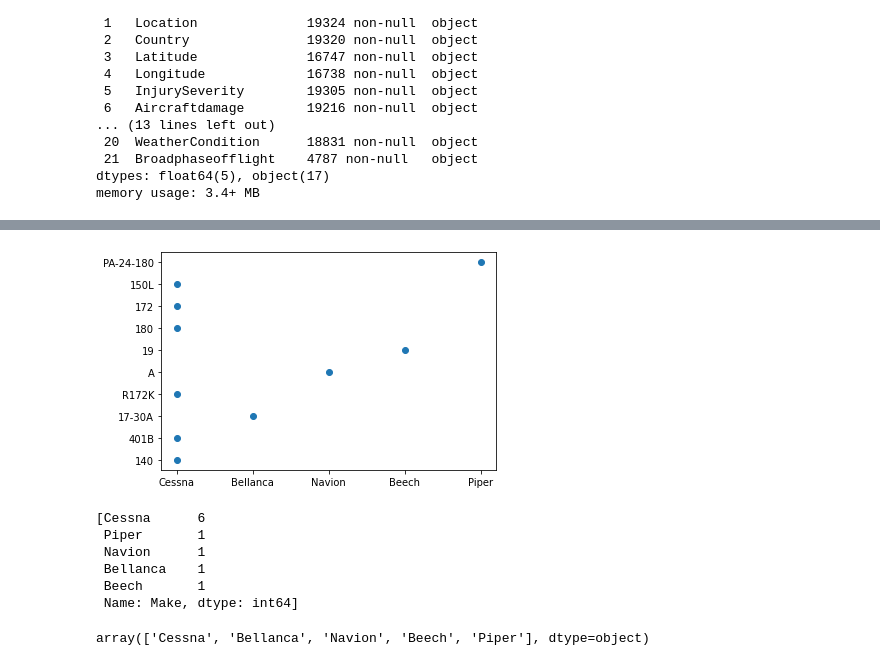
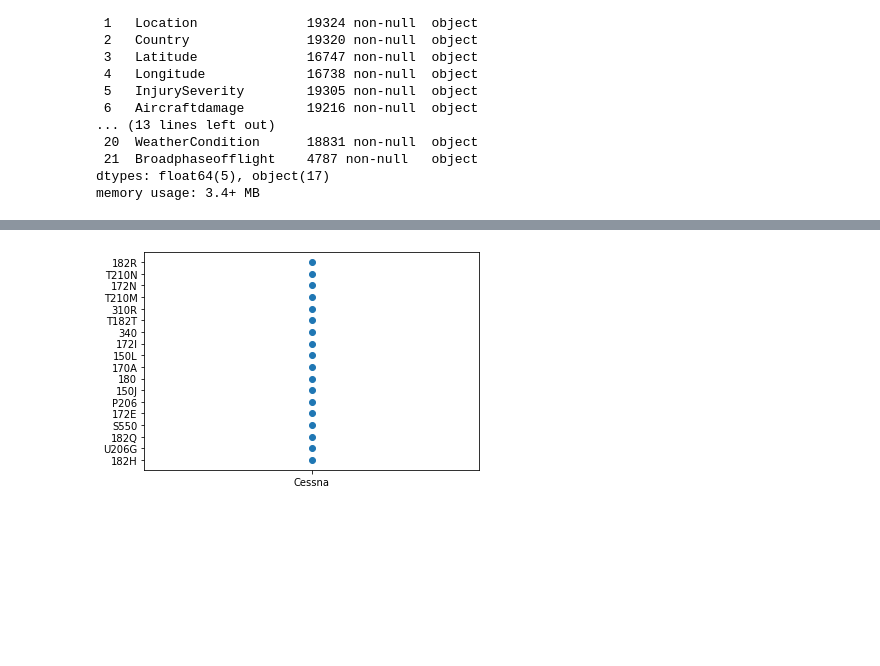
Before and after one commit to mercy-gh/Phase1Project, a Jupyter notebook: index.ipynb, the cells around one changed output, grey strips where cells are left out. Drawn from its saved outputs; the diff is of its cells as text; code cells hidden in the pictures; blank space fills up the shorter version.

Commit message:
addition on data cleaning and EDA

```diff
--- a/index.ipynb
+++ b/index.ipynb
@@ -20,7 +21,7 @@ import matplotlib.pyplot as plt
 %matplotlib inline
 # %%
 #Open and reeding the datasets
-aviation_df = pd.read_csv("AviationData.csv", encoding='cp1252')
+aviation_df = pd.read_csv("AviationData.csv", encoding='cp1252', engine='python')# or use low_memory=False
 usstate_df = pd.read_csv("USState_Codes.csv", encoding='cp1252')
 # %%
 #get top 5 rows of aviation data
@@ -210,8 +222,7 @@ ULTR                     1
 Name: Aircraft.Category, dtype: int64
 # %%
-import numpy as np
 #creating Airplane dataset
-airplane_df = aviation_df_copy.loc[aviation_df_copy["Aircraft.Category"] == "Airplane"]
+airplane_df = aviation_df.loc[aviation_df["Aircraft.Category"] == "Airplane"]
 airplane_df.set_index(keys=np.arange(1, len(airplane_df)+1))#reset_index()
 airplane_df.head()
 # %% [output]
@@ -537,0 +580,3 @@ memory usage: 3.4+ MB
+# %%
+airplaneCommPrivUse_df.dropna(inplace=True)
+len(airplaneCommPrivUse_df)
@@ -538,19 +595,7 @@ memory usage: 3.4+ MB
 # %%
-df =airplaneCommPrivUse_df[:10]
+df =airplaneCommPrivUse_df.loc[airplaneCommPrivUse_df['Make']=="Cessna"]
+#df.head()
 plt.scatter(x=df['Make'], y=df["Model"])
 plt.show()
 # %% [output]
-[figure, old version]
+[figure, new version]
-# %%
-[df['Make'].value_counts()]
-# %% [output]
-[Cessna      6
- Piper       1
- Navion      1
- Bellanca    1
- Beech       1
- Name: Make, dtype: int64]
-# %%
-df['Make'].unique()
-# %% [output]
-array(['Cessna', 'Bellanca', 'Navion', 'Beech', 'Piper'], dtype=object)
```
Also changed, not shown: parts of 29 cells of this notebook.
